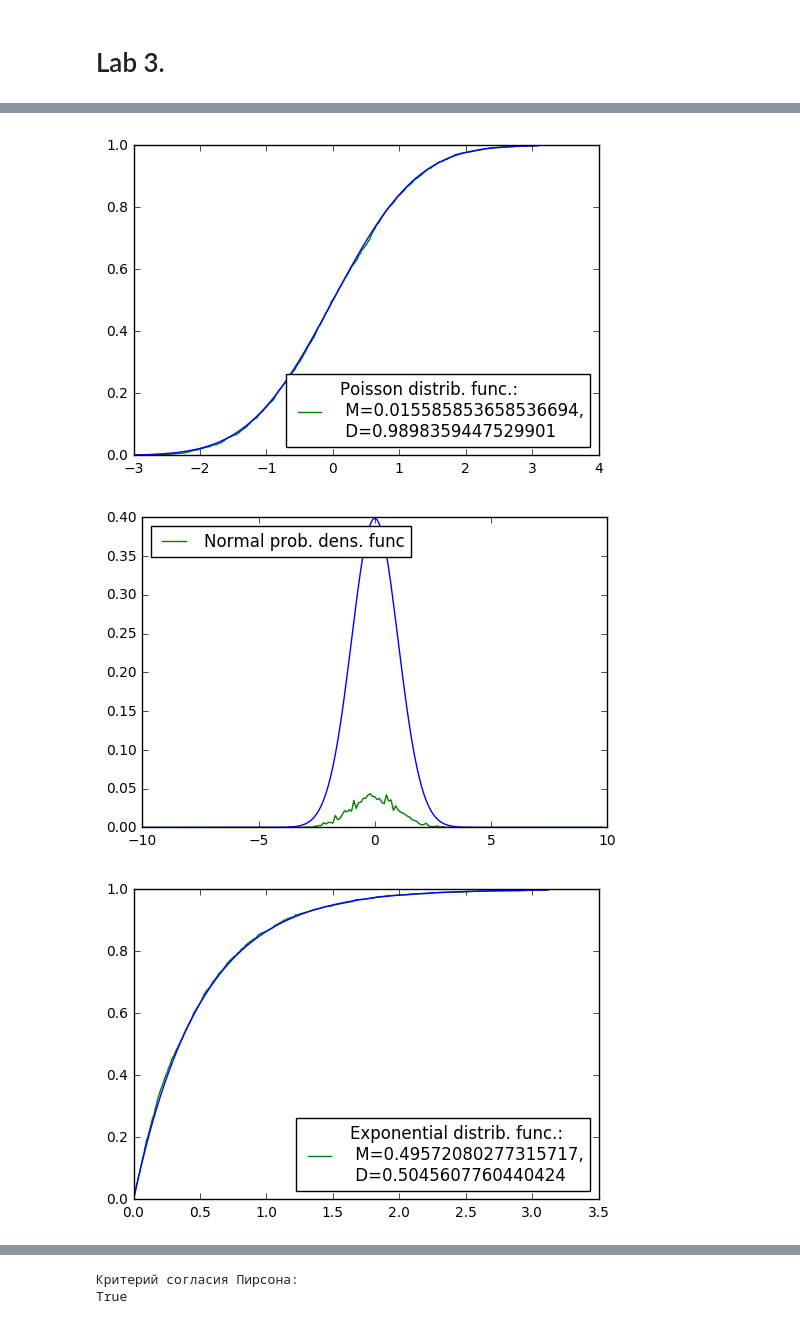
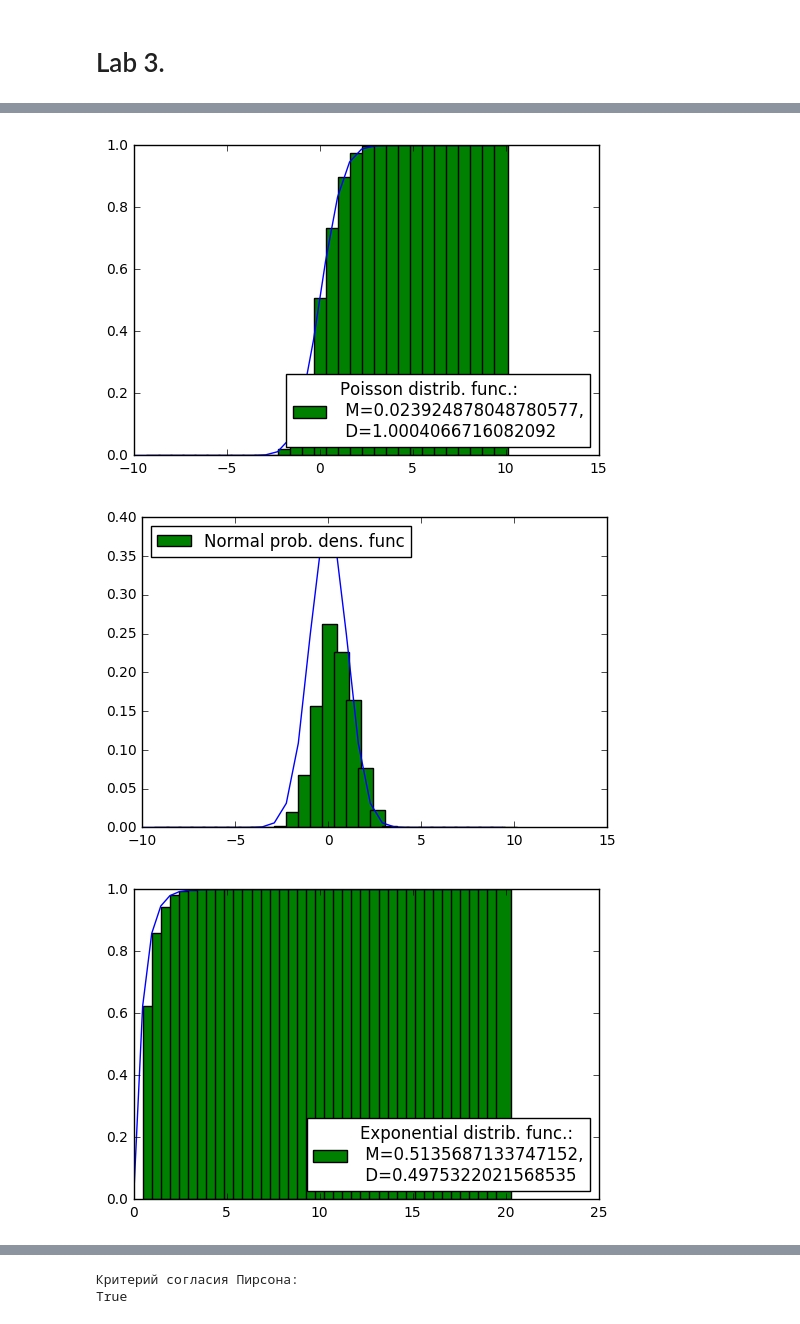
Before and after one commit to YRustt/B16-17-SSM, a Jupyter notebook: iism_lab3.ipynb, the cells around one changed output, grey strips where cells are left out. Cells and saved outputs as stored; diff of their text form; code cells hidden in the pictures.

```diff
--- a/iism_lab3.ipynb
+++ b/iism_lab3.ipynb
@@ -191,44 +176,24 @@ draw_empirical_histogram(res1,
 psi2 = normal_psi(12)
 res2 = pd.Series([next(psi2) for _ in range(2000)])
 # %%
-draw_empirical_distribution_func(res2,
-                                 func=normal_distribution_function,
-                                 ax=plt.gca(),
-                                 type='plot',
-                                 params={'M': 0, 'D': 1},
-                                 label='Poisson distrib. func.:\n M={},\n D={}'.format(
-                                     M(res2),
-                                     D(res2)),
-                                 loc=4
-                                 )
+draw_empirical_distribution_func(res2, -10, 10, 30,
+                                 func=normal_distribution_function, ax=plt.gca(), params={'M': 0, 'D': 1},
+                                 label='Poisson distrib. func.:\n M={},\n D={}'.format(M(res2), D(res2)), loc=4)
 # %% [output]
-[figure, old version]
+[figure, new version]
 # %%
-draw_empirical_histogram(res2,
-                         xs=[i for i in np.arange(-10, 10, 0.1)],
-                         func=normal_probability_density_function,
-                         ax=plt.gca(),
-                         type='plot',
-                         params={'M': 0, 'D': 1},
-                         label='Normal prob. dens. func',
-                         loc=2
-                         )
+draw_empirical_histogram(res2, -10, 10, 30,
+                         func=normal_probability_density_function, ax=plt.gca(), params={'M': 0, 'D': 1},
+                         label='Normal prob. dens. func', loc=2)
 # %% [output]
-[figure, old version]
+[figure, new version]
 # %%
 psi3 = exponential_psi()
 res3 = pd.Series([next(psi3) for _ in range(2000)])
 # %%
-draw_empirical_distribution_func(res3,
-                                 func=exponential_distribution_function,
-                                 ax=plt.gca(),
-                                 type='plot',
-                                 params={'l': 2},
-                                 label='Exponential distrib. func.:\n M={},\n D={}'.format(
-                                     M(res3),
-                                     D(res3)),
-                                 loc=4
-                                 )
+draw_empirical_distribution_func(res3, 0, 20, 40,
+                                 func=exponential_distribution_function, ax=plt.gca(), params={'l': 2},
+                                 label='Exponential distrib. func.:\n M={},\n D={}'.format(M(res3), D(res3)), loc=4)
 # %% [output]
-[figure, old version]
+[figure, new version]
 # %%
```
Also changed, not shown: parts of 10 cells of this notebook, 1 other file.
